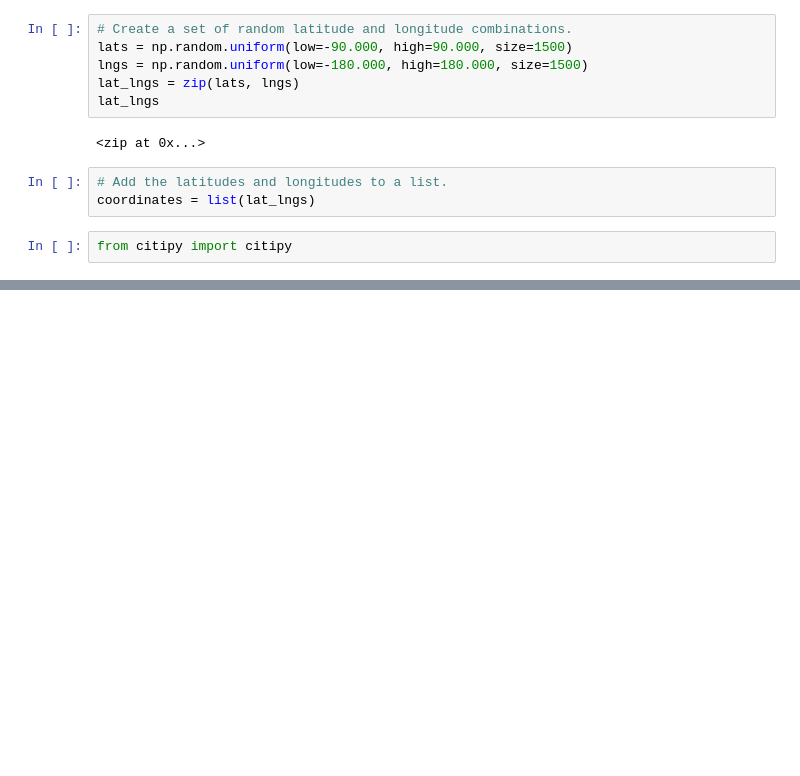
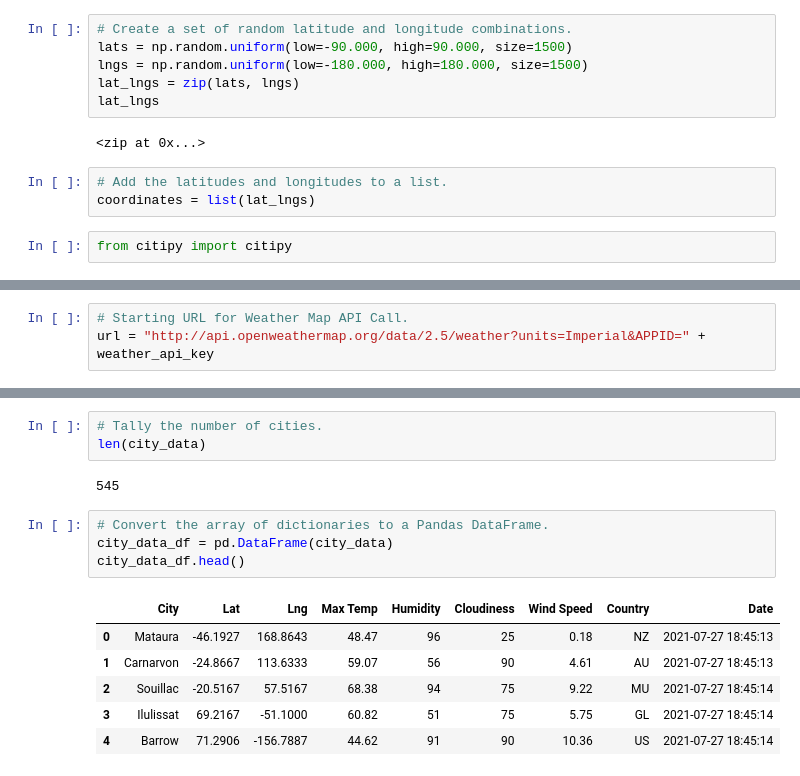
Before and after one commit to LynMcJo06/World_Weather_Analysis, a Jupyter notebook: WeatherPy.ipynb, the cells around one changed output, grey strips where cells are left out. Drawn from its saved outputs; the diff is of its cells as text; blank space fills up the shorter version.

```diff
--- a/WeatherPy.ipynb
+++ b/WeatherPy.ipynb
@@ -32,0 +39,3 @@ len(cities)
+# %%
+# Starting URL for Weather Map API Call.
+url = "http://api.openweathermap.org/data/2.5/weather?units=Imperial&APPID=" + weather_api_key
@@ -32,0 +123,16 @@ len(cities)
+# %%
+# Tally the number of cities.
+len(city_data)
+# %% [output]
+545
+# %%
+# Convert the array of dictionaries to a Pandas DataFrame.
+city_data_df = pd.DataFrame(city_data)
+city_data_df.head()
+# %% [output]
+|  | City | Lat | Lng | Max Temp | Humidity | Cloudiness | Wind Speed | Country | Date |
+| 0 | Mataura | -46.1927 | 168.8643 | 48.47 | 96 | 25 | 0.18 | NZ | 2021-07-27 18:45:13 |
+| 1 | Carnarvon | -24.8667 | 113.6333 | 59.07 | 56 | 90 | 4.61 | AU | 2021-07-27 18:45:13 |
+| 2 | Souillac | -20.5167 | 57.5167 | 68.38 | 94 | 75 | 9.22 | MU | 2021-07-27 18:45:14 |
+| 3 | Ilulissat | 69.2167 | -51.1000 | 60.82 | 51 | 75 | 5.75 | GL | 2021-07-27 18:45:14 |
+| 4 | Barrow | 71.2906 | -156.7887 | 44.62 | 91 | 90 | 10.36 | US | 2021-07-27 18:45:14 |
```
Also changed, not shown: parts of 7 cells of this notebook, 3 other files.
